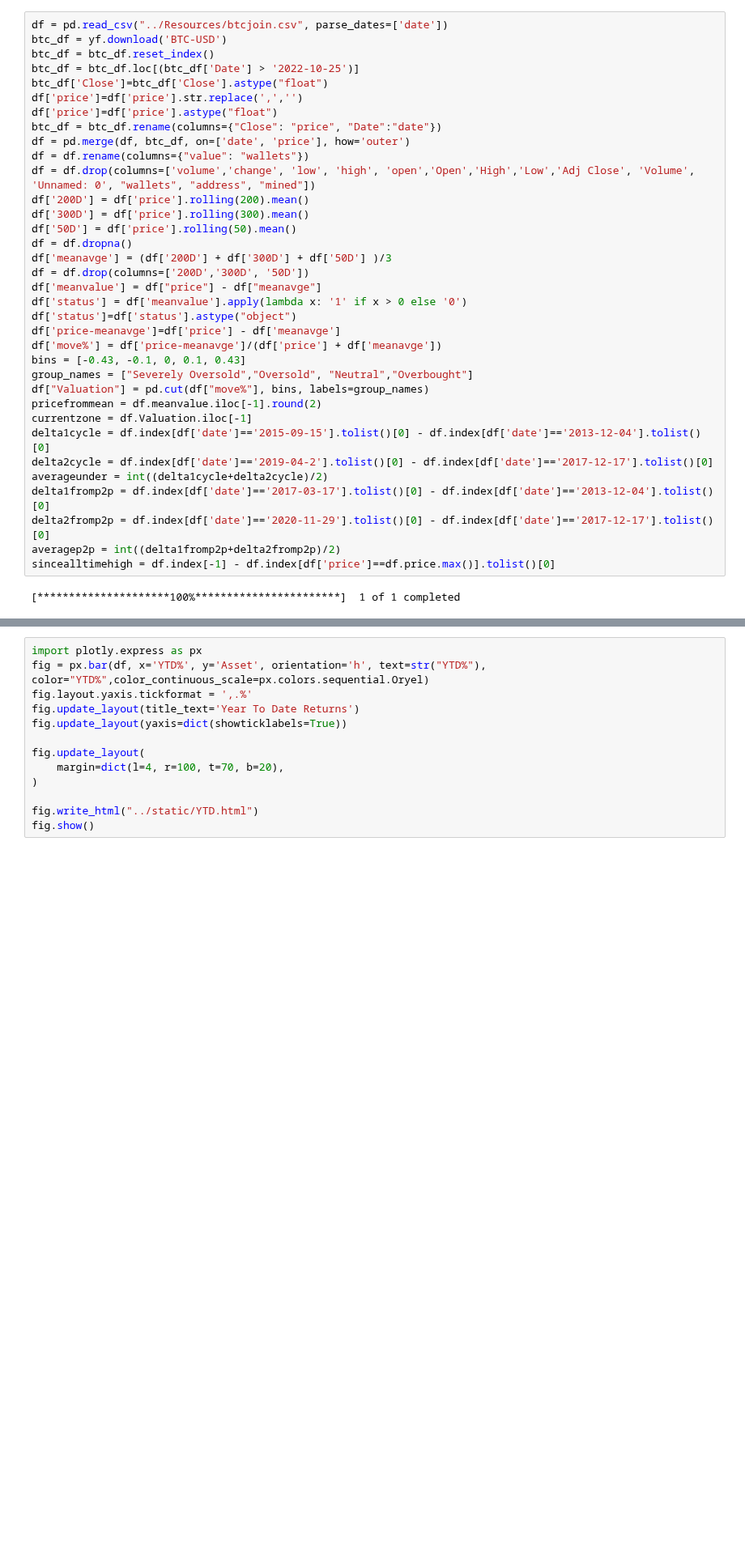
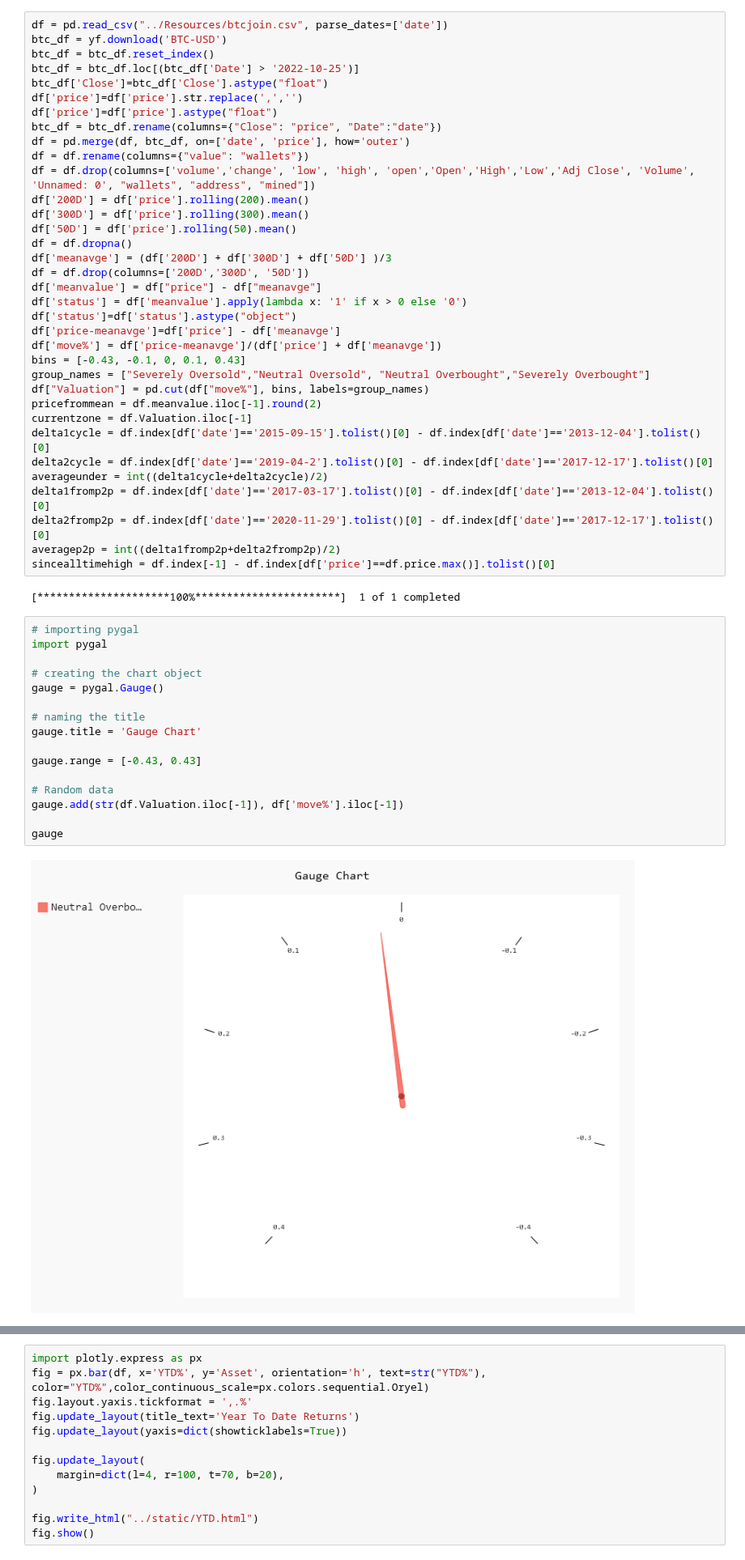
Before and after one commit to guevarch/BitcoinBuyZones, a Jupyter notebook: Final/BTC IND.ipynb, the cells around one changed output, grey strips where cells are left out. Shown at 81% size. Saved outputs shown, nothing was run; the diff lists cells and outputs as text; blank space fills up the shorter version.

```diff
--- a/Final/BTC IND.ipynb
+++ b/Final/BTC IND.ipynb
@@ -29,7 +29,7 @@ df['status']=df['status'].astype("object")
 df['price-meanavge']=df['price'] - df['meanavge']
 df['move%'] = df['price-meanavge']/(df['price'] + df['meanavge'])
 bins = [-0.43, -0.1, 0, 0.1, 0.43]
-group_names = ["Severely Oversold","Oversold", "Neutral","Overbought"]
+group_names = ["Severely Oversold","Neutral Oversold", "Neutral Overbought","Severely Overbought"]
 df["Valuation"] = pd.cut(df["move%"], bins, labels=group_names)
 pricefrommean = df.meanvalue.iloc[-1].round(2)
 currentzone = df.Valuation.iloc[-1]
@@ -42,6 +42,24 @@ averagep2p = int((delta1fromp2p+delta2fromp2p)/2)
 sincealltimehigh = df.index[-1] - df.index[df['price']==df.price.max()].tolist()[0]
 # %% [output]
 [*********************100%***********************]  1 of 1 completed
+# %%
+# importing pygal
+import pygal
+
+# creating the chart object
+gauge = pygal.Gauge()
+
+# naming the title
+gauge.title = 'Gauge Chart'
+
+gauge.range = [-0.43, 0.43]
+
+# Random data
+gauge.add(str(df.Valuation.iloc[-1]), df['move%'].iloc[-1])
+
+gauge
+# %% [output]
+[figure, added]
 # %%
 import plotly.graph_objects as go
 
```
Also changed, not shown: parts of 4 cells of this notebook, 13 other files.
